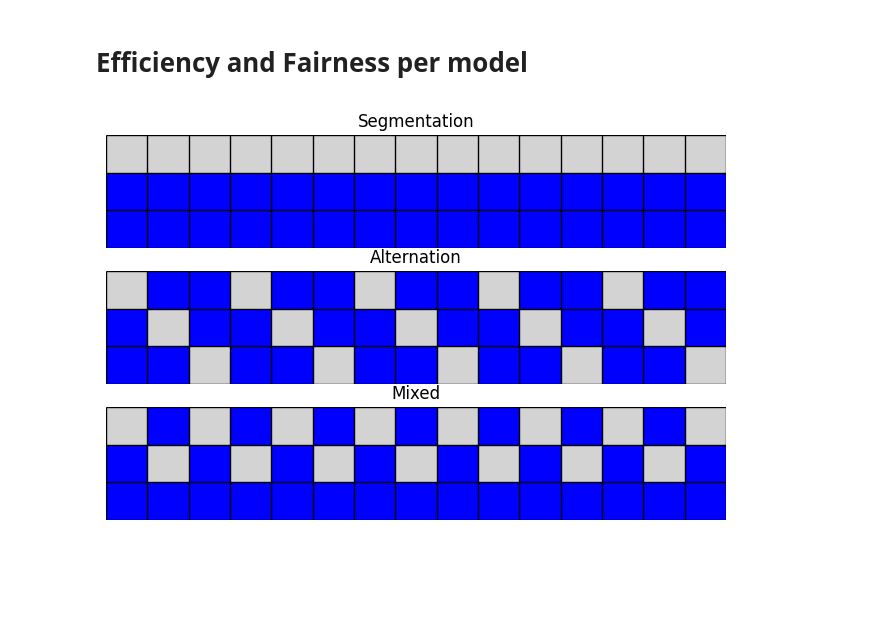
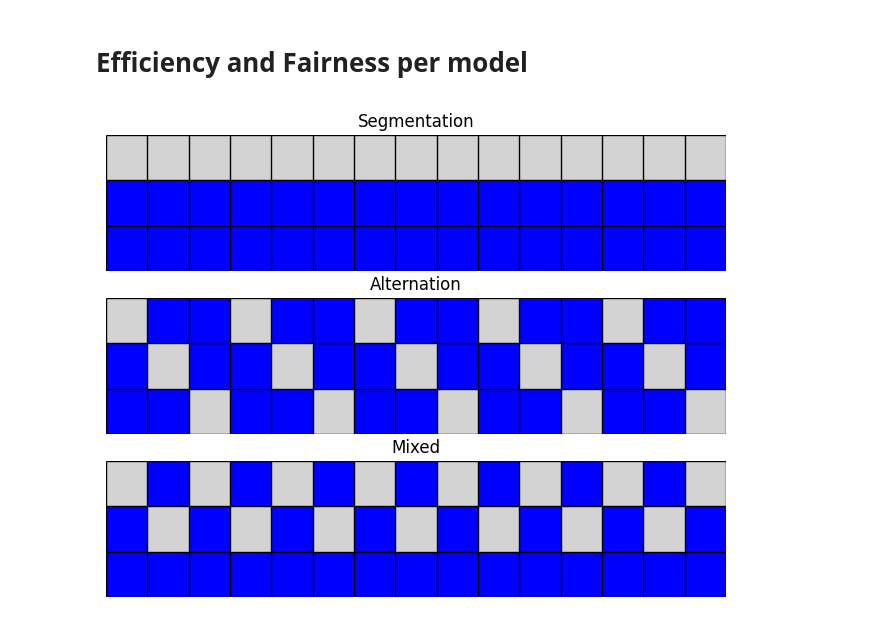
Before and after one commit to EAndrade-Lotero/Cognitive_Models_El_Farol_Bar_Problem, a Jupyter notebook: Notebooks/exp_fig1.ipynb, the cells around one changed output. Drawn from its saved outputs; the diff is of its cells as text; code cells hidden in the pictures; blank space fills up the shorter version.

```diff
--- a/Notebooks/exp_fig1.ipynb
+++ b/Notebooks/exp_fig1.ipynb
@@ -37,17 +37,19 @@ def plot_stability(list_of_alternations, list_of_titles, num_rounds):
 # %%
 num_rounds = 15
 list_of_alternations = [
 	# [np.random.randint(0, 2, 3).tolist() for _ in range(num_rounds)],
 	[[1, 1, 0]],
 	[[1, 1, 0], [1, 0, 1], [0, 1, 1]],
+#	[[0, 0, 1], [0, 1, 0], [1, 0, 0]],
 	[[1, 1, 0], [1, 0, 1]],
 ]
 fig = plot_stability(
     list_of_alternations=list_of_alternations,
     list_of_titles = ['Segmentation', 'Alternation', 'Mixed'],
+#    list_of_titles = ['Segmentation', 'Alternation (high capacity)', 'Alternation (low capacity)', 'Mixed'],
     num_rounds=num_rounds
 )
-fig.set_size_inches(8, 5)
+fig.set_size_inches(8, 6)
 fig.savefig(PATHS['exploratory_figures'] / 'Coordination_types.png', dpi=300)
 # %% [output]
-[figure, old version]
+[figure, new version]
```
Also changed, not shown: parts of 6 cells of this notebook, 5 other files.
